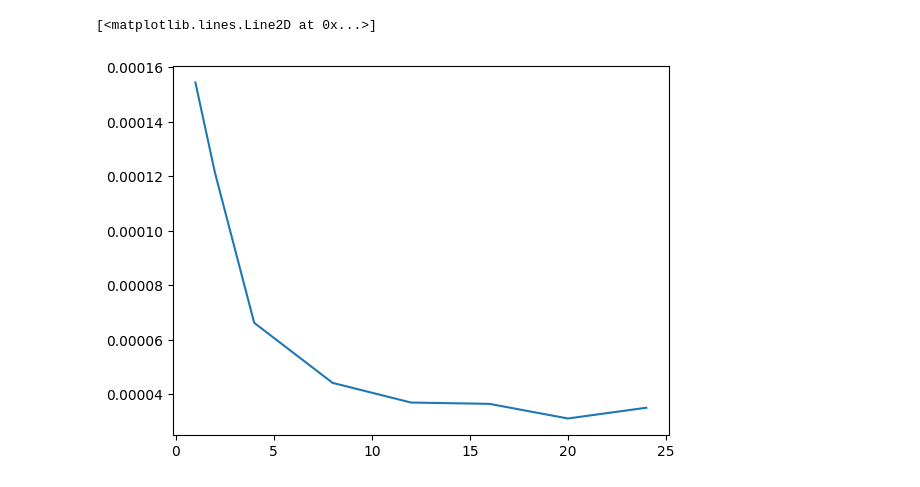
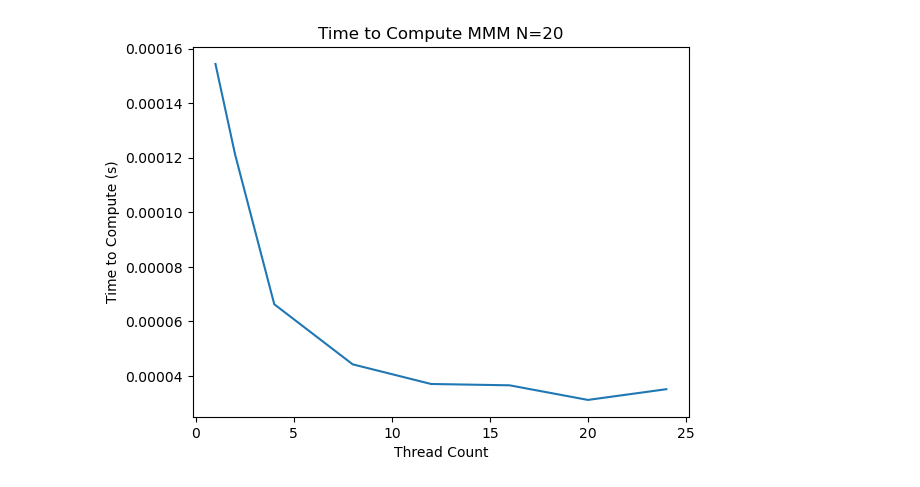
Before and after one commit to cmse822/project-4-openmp-intro-seven-c-s, a Jupyter notebook: Freem_Work/plotting.ipynb, the cells around one changed output. Saved outputs shown, nothing was run; the diff lists cells and outputs as text; code cells hidden in the pictures.

Commit message:
Including images and axes labels

```diff
--- a/Freem_Work/plotting.ipynb
+++ b/Freem_Work/plotting.ipynb
@@ -5,13 +5,16 @@ import pandas as pd
 # %%
 # Reading data
 master_data = pd.read_csv("MMM_20x20.csv")
 master_data = master_data.to_numpy()
 
 # Removing first 20 entries of each timing to ignore first time load up costs
 mean_data =  np.mean(master_data[21:-1, :], 0)
 num_threads = np.array([1, 2, 4, 8, 12, 16, 20, 24])
 
 plt.plot(num_threads, mean_data)
+plt.xlabel("Thread Count")
+plt.ylabel("Time to Compute (s)")
+plt.title("Time to Compute MMM N=20")
+plt.savefig("plot_N20.png")
 # %% [output]
-[<matplotlib.lines.Line2D at 0x...>]
-[figure, old version]
+[figure, new version]
```
Also changed, not shown: parts of 3 cells of this notebook, 3 other files.
